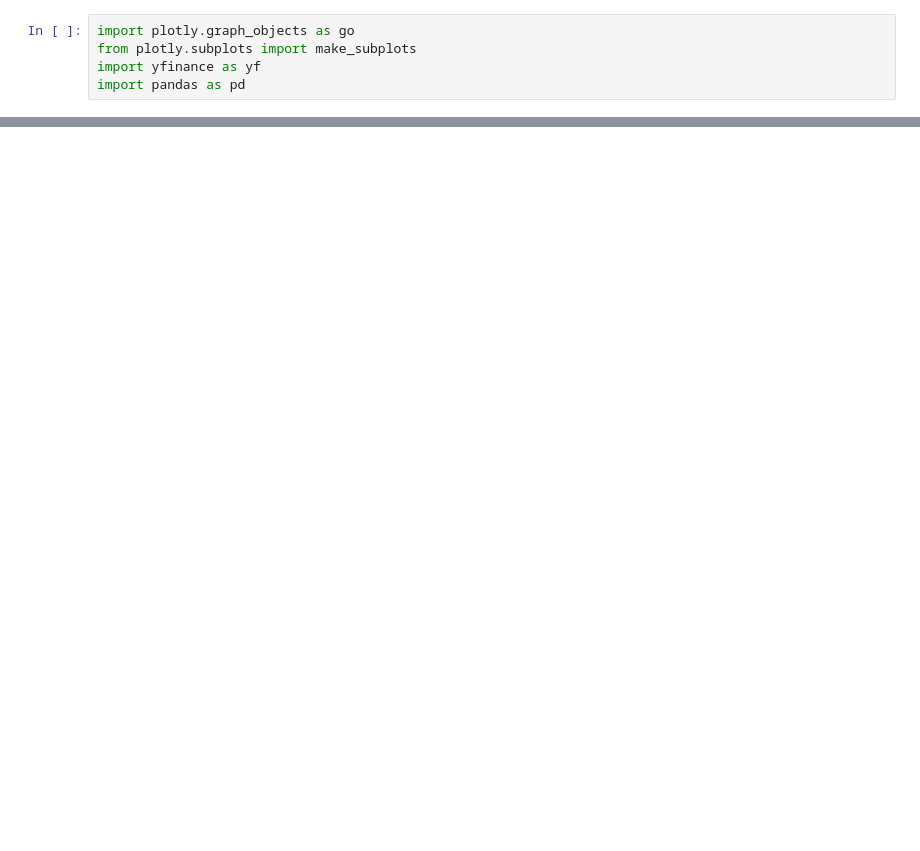
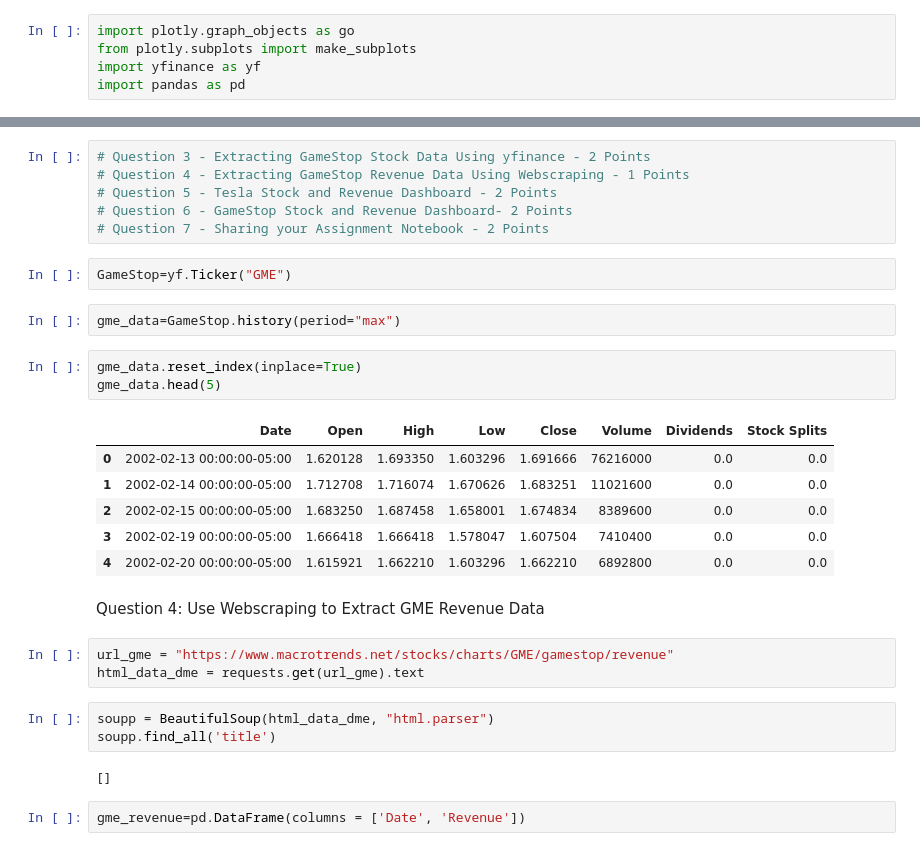
Before and after one commit to pro931/prokect_tesla, a Jupyter notebook: Untitled15.ipynb, the cells around one changed output, grey strips where cells are left out. Drawn from its saved outputs; the diff is of its cells as text; blank space fills up the shorter version.

```diff
--- a/Untitled15.ipynb
+++ b/Untitled15.ipynb
@@ -173,0 +169,32 @@ make_graph(stock_data, revenue_data, 'TSLA')
+# %%
+# Question 3 - Extracting GameStop Stock Data Using yfinance - 2 Points
+# Question 4 - Extracting GameStop Revenue Data Using Webscraping - 1 Points
+# Question 5 - Tesla Stock and Revenue Dashboard - 2 Points
+# Question 6 - GameStop Stock and Revenue Dashboard- 2 Points
+# Question 7 - Sharing your Assignment Notebook - 2 Points
+# %%
+GameStop=yf.Ticker("GME")
+# %%
+gme_data=GameStop.history(period="max")
+# %%
+gme_data.reset_index(inplace=True)
+gme_data.head(5)
+# %% [output]
+|  | Date | Open | High | Low | Close | Volume | Dividends | Stock Splits |
+| 0 | 2002-02-13 00:00:00-05:00 | 1.620128 | 1.693350 | 1.603296 | 1.691666 | 76216000 | 0.0 | 0.0 |
+| 1 | 2002-02-14 00:00:00-05:00 | 1.712708 | 1.716074 | 1.670626 | 1.683251 | 11021600 | 0.0 | 0.0 |
+| 2 | 2002-02-15 00:00:00-05:00 | 1.683250 | 1.687458 | 1.658001 | 1.674834 | 8389600 | 0.0 | 0.0 |
+| 3 | 2002-02-19 00:00:00-05:00 | 1.666418 | 1.666418 | 1.578047 | 1.607504 | 7410400 | 0.0 | 0.0 |
+| 4 | 2002-02-20 00:00:00-05:00 | 1.615921 | 1.662210 | 1.603296 | 1.662210 | 6892800 | 0.0 | 0.0 |
+# %% [markdown]
+Question 4: Use Webscraping to Extract GME Revenue Data
+# %%
+url_gme = "https://www.macrotrends.net/stocks/charts/GME/gamestop/revenue"
+html_data_dme = requests.get(url_gme).text
+# %%
+soupp = BeautifulSoup(html_data_dme, "html.parser")
+soupp.find_all('title')
+# %% [output]
+[]
+# %%
+gme_revenue=pd.DataFrame(columns = ['Date', 'Revenue'])
```
Also changed, not shown: parts of 17 cells of this notebook.
